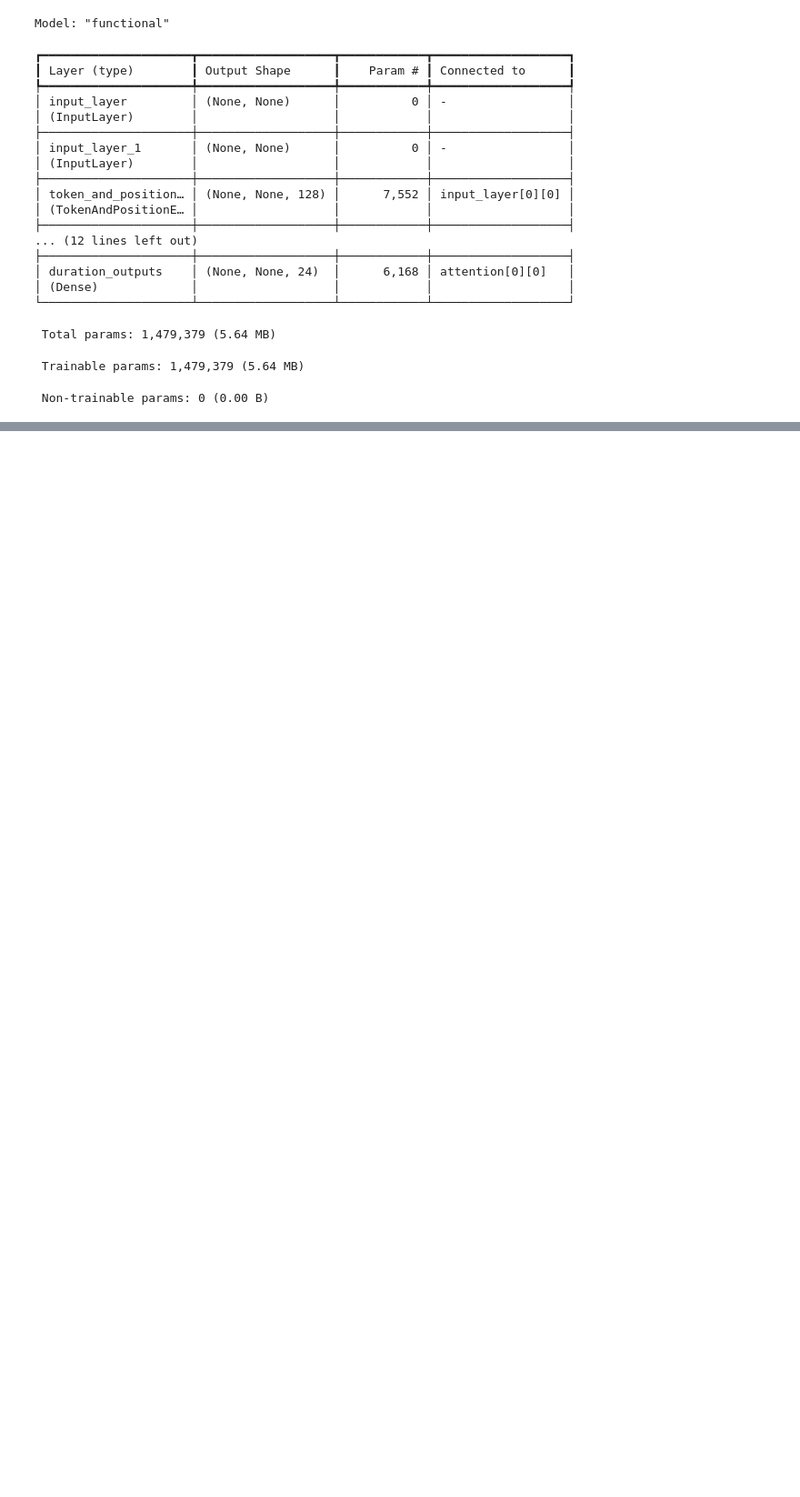
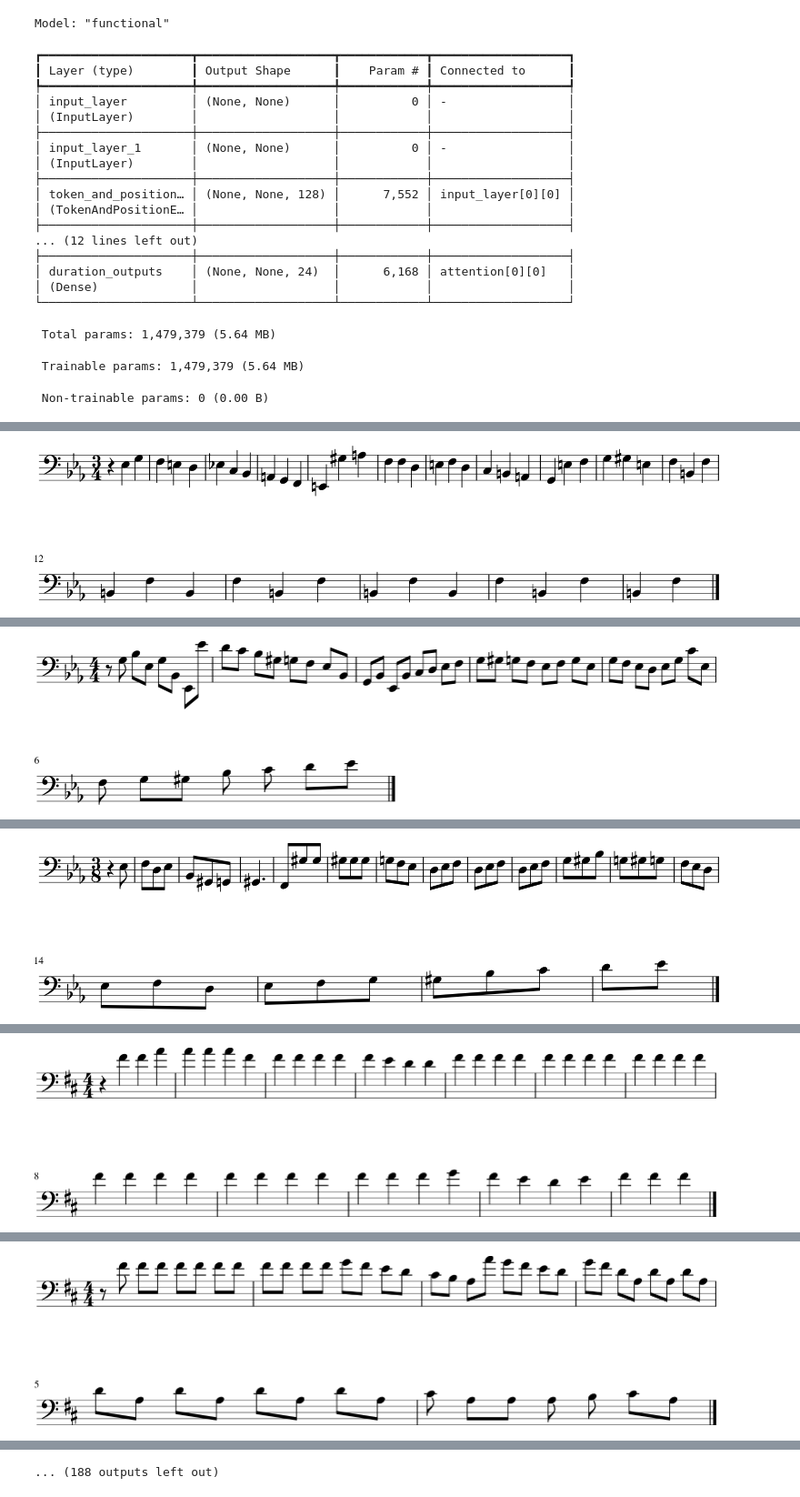
Before and after one commit to OsawaKousei/music, a Jupyter notebook: transformer.ipynb, the cells around one changed output, grey strips where cells are left out. Shown at 91% size. Cells and saved outputs as stored; diff of their text form; code cells hidden in the pictures; blank space fills up the shorter version.

```diff
--- a/transformer.ipynb
+++ b/transformer.ipynb
@@ -45,7 +45,7 @@ FEED_FORWARD_DIM = 256
 LOAD_MODEL = False
 
 # optimization
-EPOCHS = 5000
+EPOCHS = 100
 BATCH_SIZE = 256
 
 GENERATE_LEN = 50
@@ -436,0 +571,24 @@ Model: "functional"
+# %%
+# Create a model save checkpoint
+model_checkpoint_callback = callbacks.ModelCheckpoint(
+    filepath="./checkpoint/checkpoint.weights.h5",
+    save_weights_only=True,
+    save_freq="epoch",
+    verbose=0,
+)
+
+tensorboard_callback = callbacks.TensorBoard(log_dir="./logs")
+
+# Tokenize starting prompt
+music_generator = MusicGenerator(notes_vocab, durations_vocab)
+# %%
+model.fit(
+    ds,
+    epochs=EPOCHS,
+    callbacks=[
+        model_checkpoint_callback,
+        tensorboard_callback,
+        music_generator,
+    ],
+)
+# %% [output]
@@ -436,0 +597 @@ Model: "functional"
+[figure, added]
@@ -436,0 +601 @@ Model: "functional"
+[figure, added]
@@ -436,0 +605 @@ Model: "functional"
+[figure, added]
@@ -436,0 +609 @@ Model: "functional"
+[figure, added]
@@ -436,0 +613 @@ Model: "functional"
+[figure, added]
@@ -436,0 +618 @@ Model: "functional"
+... (188 outputs left out)
```
Also changed, not shown: parts of 3 cells of this notebook, 1 other file.
